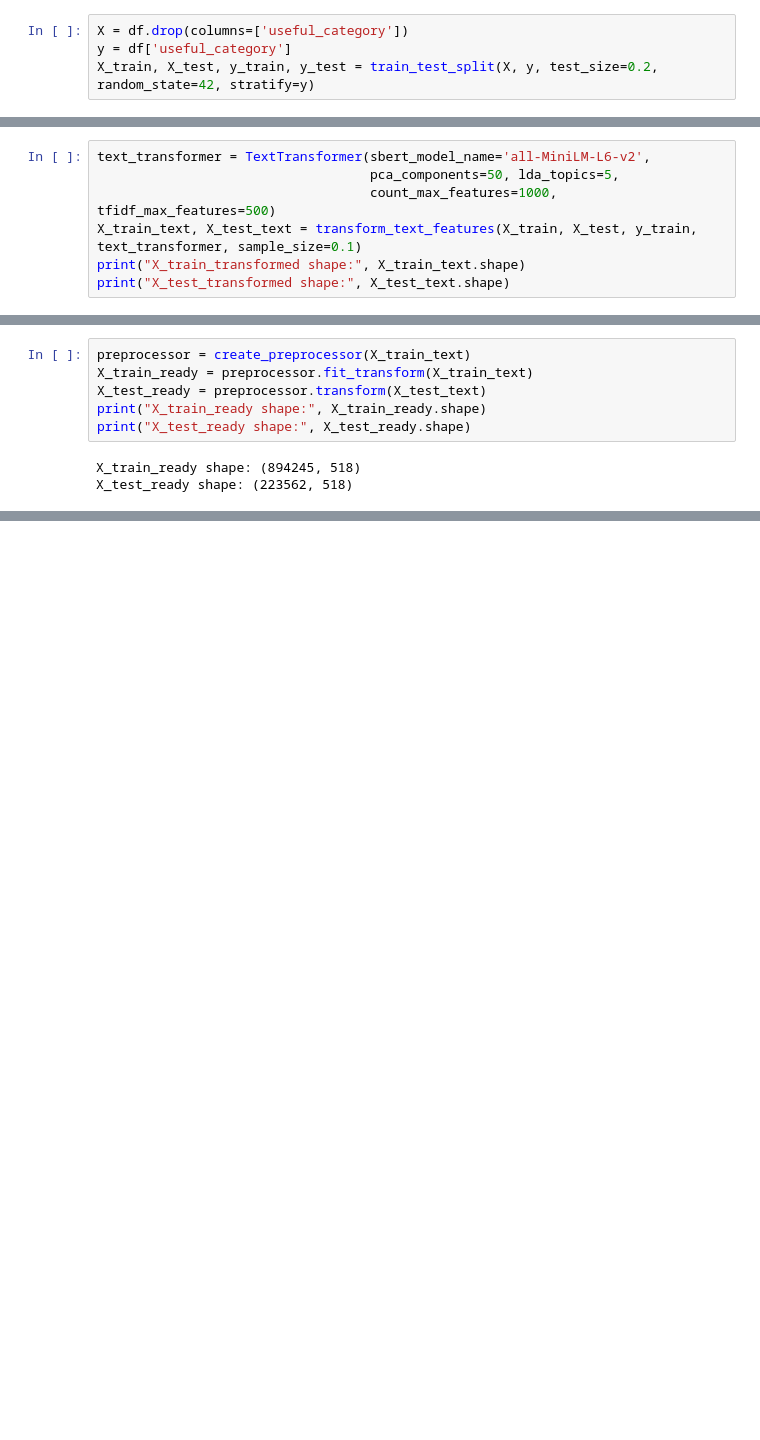
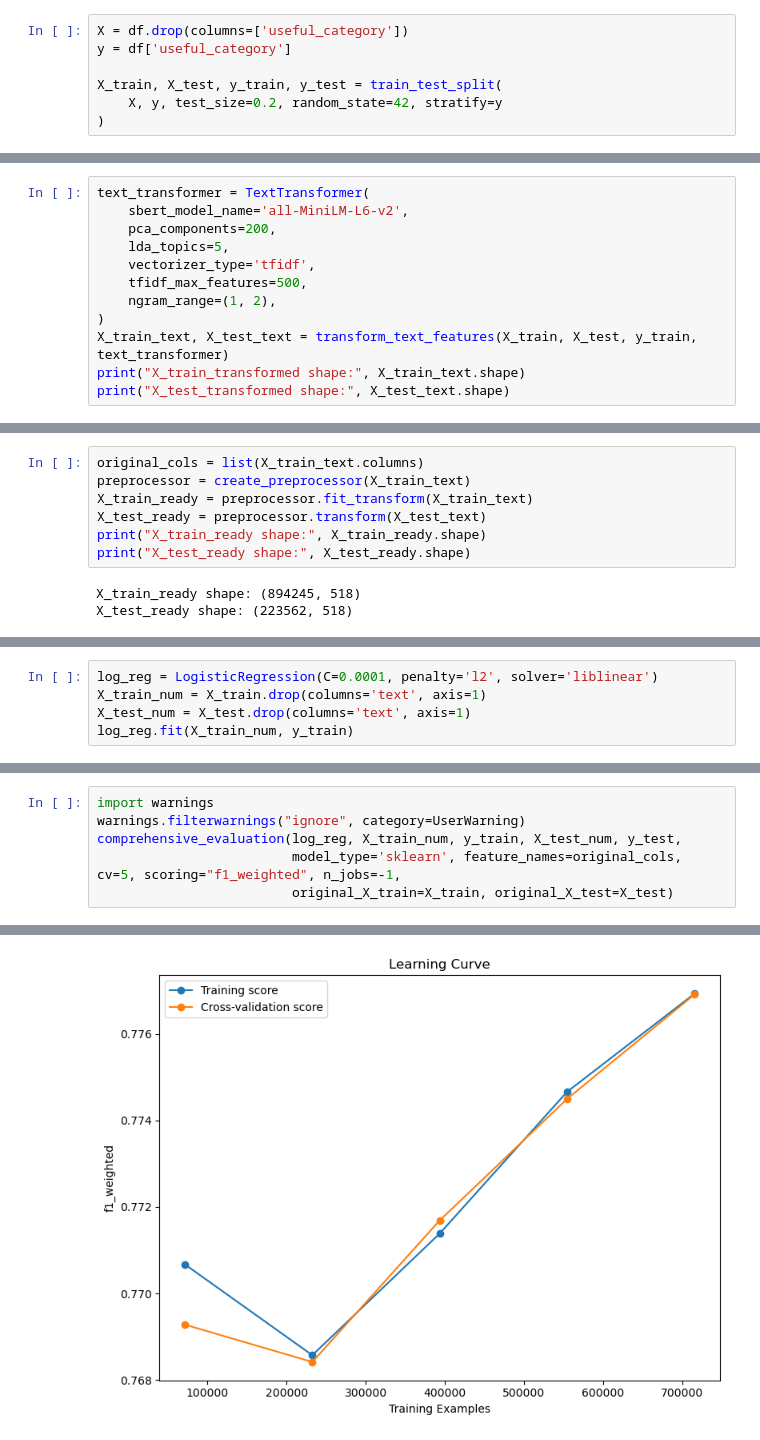
Before and after one commit to angelina-sjw/Math-148-Project, a Jupyter notebook: main.ipynb, the cells around one changed output, grey strips where cells are left out. Drawn from its saved outputs; the diff is of its cells as text; blank space fills up the shorter version.

Commit message:
restructure and finalize text codes

```diff
--- a/main.ipynb
+++ b/main.ipynb
@@ -44,4 +94,7 @@ memory usage: 119.4+ MB
 # %%
 X = df.drop(columns=['useful_category'])
 y = df['useful_category']
-X_train, X_test, y_train, y_test = train_test_split(X, y, test_size=0.2, random_state=42, stratify=y)
+
+X_train, X_test, y_train, y_test = train_test_split(
+    X, y, test_size=0.2, random_state=42, stratify=y
+)
@@ -87,8 +196,13 @@ plot_numeric_histograms(X_train, num_cols)
 # %%
-text_transformer = TextTransformer(sbert_model_name='all-MiniLM-L6-v2',
-                                   pca_components=50, lda_topics=5,
-                                   count_max_features=1000, tfidf_max_features=500)
-X_train_text, X_test_text = transform_text_features(X_train, X_test, y_train, text_transformer, sample_size=0.1)
+text_transformer = TextTransformer(
+    sbert_model_name='all-MiniLM-L6-v2',
+    pca_components=200,
+    lda_topics=5,
+    vectorizer_type='tfidf',
+    tfidf_max_features=500,
+    ngram_range=(1, 2),
+)
+X_train_text, X_test_text = transform_text_features(X_train, X_test, y_train, text_transformer)
 print("X_train_transformed shape:", X_train_text.shape)
 print("X_test_transformed shape:", X_test_text.shape)
 # %% [output]
@@ -97,4 +218,5 @@ X_test_transformed shape: (223562, 568)
 # %%
+original_cols = list(X_train_text.columns)
 preprocessor = create_preprocessor(X_train_text)
 X_train_ready = preprocessor.fit_transform(X_train_text)
 X_test_ready = preprocessor.transform(X_test_text)
@@ -123,0 +240,5 @@ Accuracy: 0.8168695932224618
+# %%
+log_reg = LogisticRegression(C=0.0001, penalty='l2', solver='liblinear')
+X_train_num = X_train.drop(columns='text', axis=1)
+X_test_num = X_test.drop(columns='text', axis=1)
+log_reg.fit(X_train_num, y_train)
@@ -123,0 +247,7 @@ Accuracy: 0.8168695932224618
+# %%
+import warnings
+warnings.filterwarnings("ignore", category=UserWarning)
+comprehensive_evaluation(log_reg, X_train_num, y_train, X_test_num, y_test,
+                         model_type='sklearn', feature_names=original_cols, cv=5, scoring="f1_weighted", n_jobs=-1,
+                         original_X_train=X_train, original_X_test=X_test)
+# %% [output]
@@ -123,0 +255 @@ Accuracy: 0.8168695932224618
+[figure, added]
```
Also changed, not shown: parts of 60 cells of this notebook, 33 other files.
